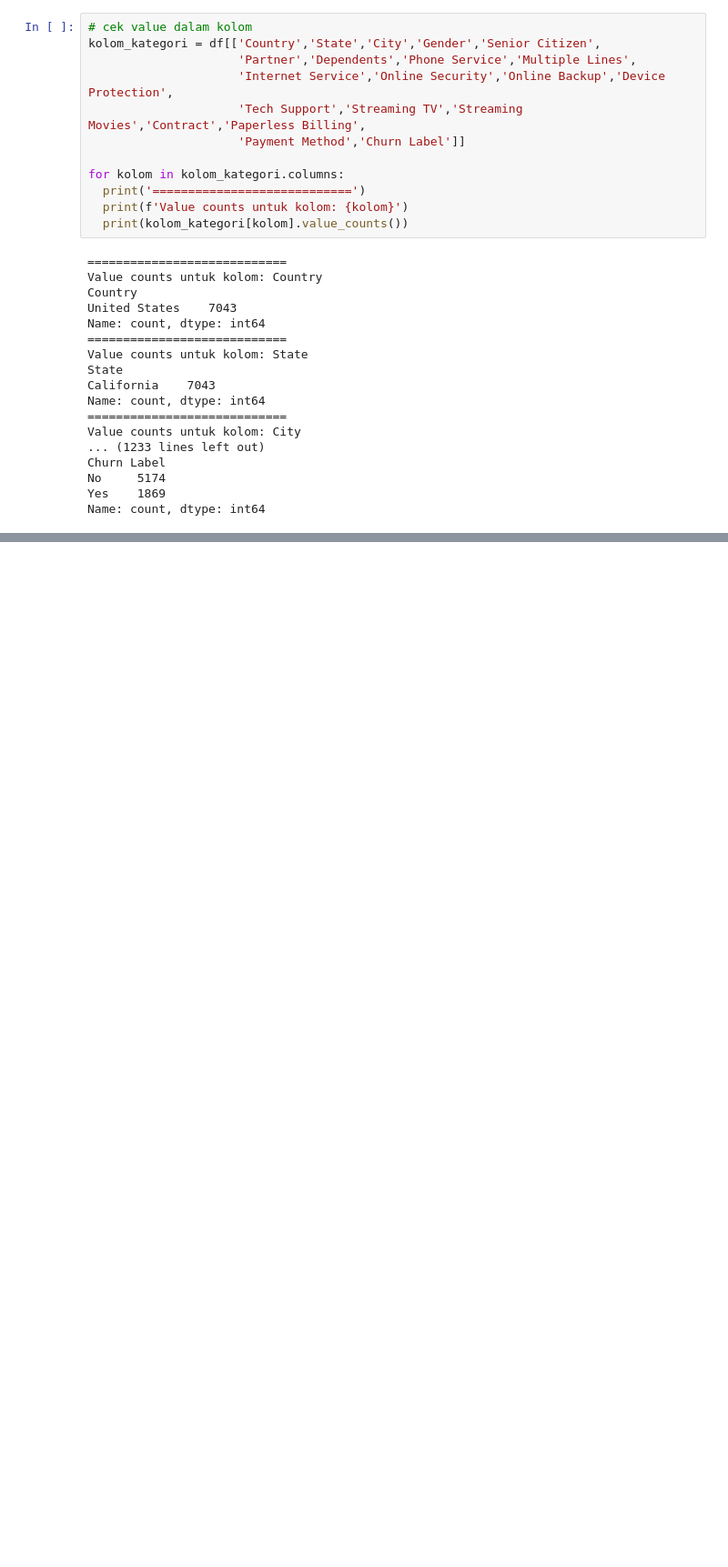
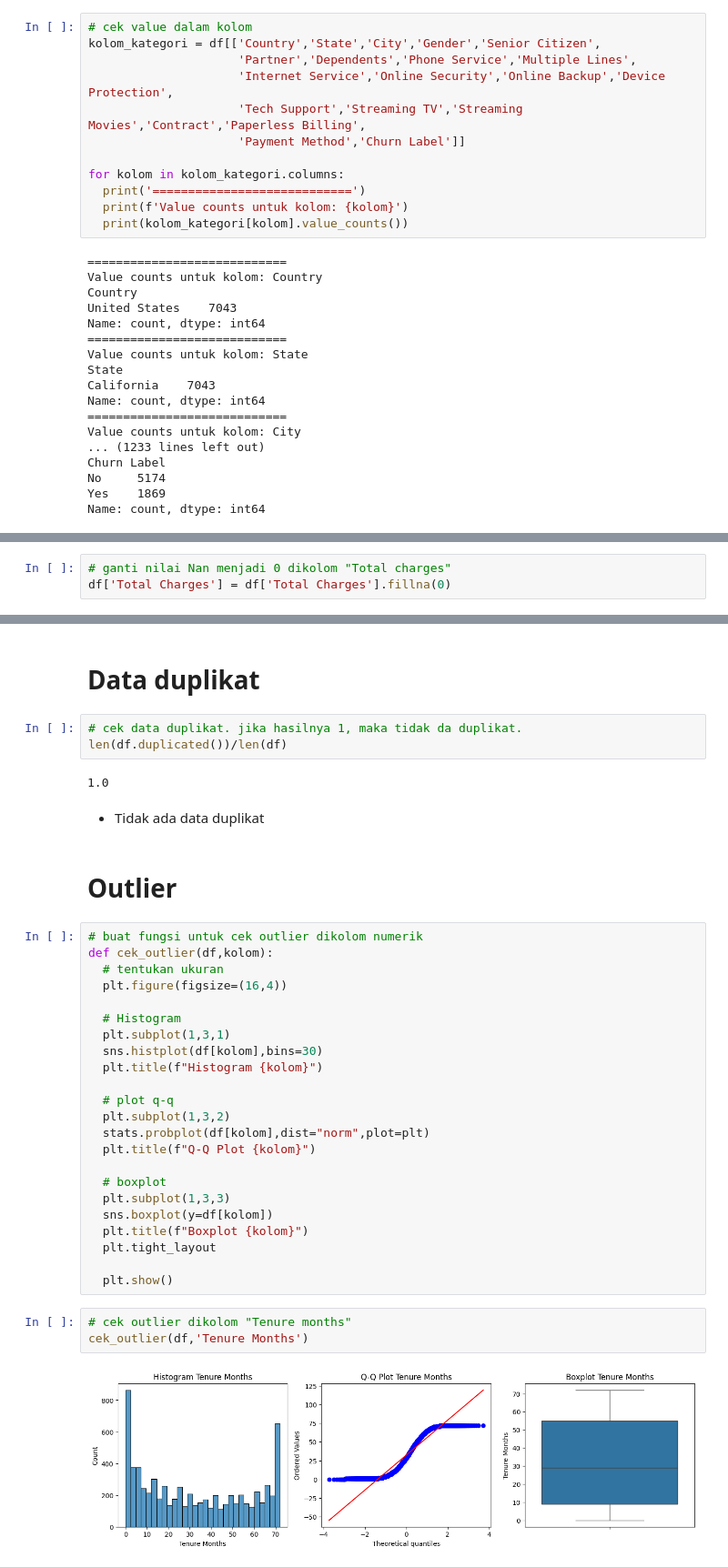
Before and after one commit to wildemar66/Project_Analisis_churn, a Jupyter notebook: notebooks/Data_cleaning.ipynb, the cells around one changed output, grey strips where cells are left out. Shown at 91% size. Cells and saved outputs as stored; diff of their text form; blank space fills up the shorter version.

Commit message:
handling missing value, data duplikat, dan outlier.

```diff
--- a/notebooks/Data_cleaning.ipynb
+++ b/notebooks/Data_cleaning.ipynb
@@ -155,0 +215,3 @@ Name: count, dtype: int64
+# %%
+# ganti nilai Nan menjadi 0 dikolom "Total charges"
+df['Total Charges'] = df['Total Charges'].fillna(0)
@@ -155,0 +239,39 @@ Name: count, dtype: int64
+# %% [markdown]
+# Data duplikat
+# %%
+# cek data duplikat. jika hasilnya 1, maka tidak da duplikat.
+len(df.duplicated())/len(df)
+# %% [output]
+1.0
+# %% [markdown]
+* Tidak ada data duplikat
+# %% [markdown]
+# Outlier
+# %%
+# buat fungsi untuk cek outlier dikolom numerik
+def cek_outlier(df,kolom):
+  # tentukan ukuran
+  plt.figure(figsize=(16,4))
+
+  # Histogram
+  plt.subplot(1,3,1)
+  sns.histplot(df[kolom],bins=30)
+  plt.title(f"Histogram {kolom}")
+
+  # plot q-q
+  plt.subplot(1,3,2)
+  stats.probplot(df[kolom],dist="norm",plot=plt)
+  plt.title(f"Q-Q Plot {kolom}")
+
+  # boxplot
+  plt.subplot(1,3,3)
+  sns.boxplot(y=df[kolom])
+  plt.title(f"Boxplot {kolom}")
+  plt.tight_layout
+
+  plt.show()
+# %%
+# cek outlier dikolom "Tenure months"
+cek_outlier(df,'Tenure Months')
+# %% [output]
+[figure, added]
```
Also changed, not shown: parts of 15 cells of this notebook.
